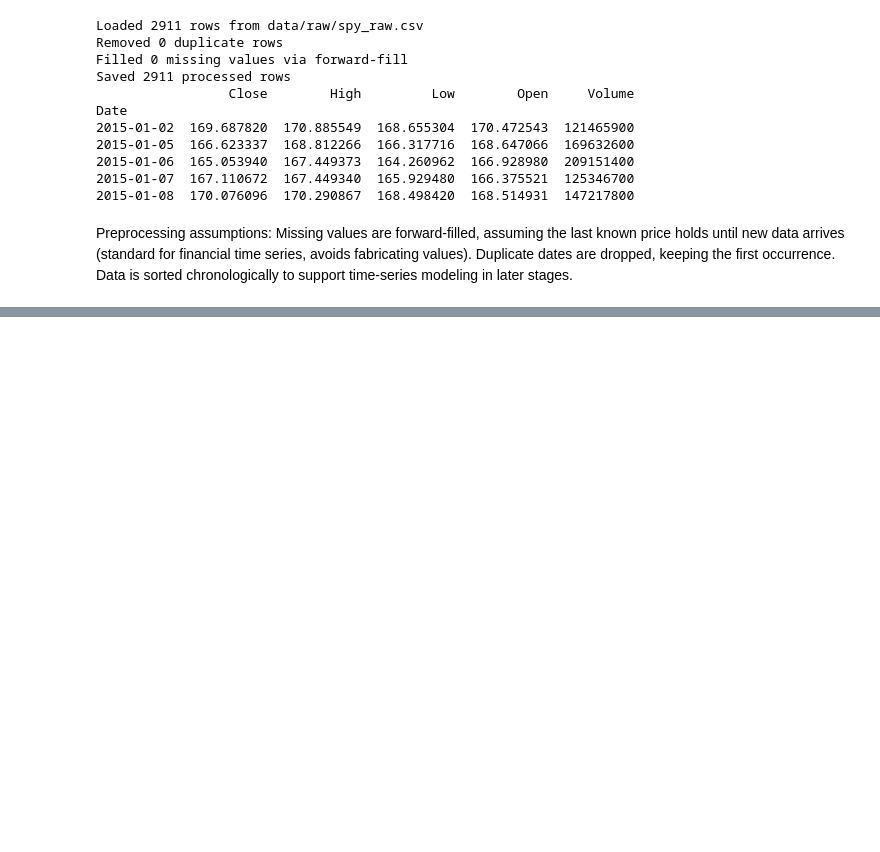
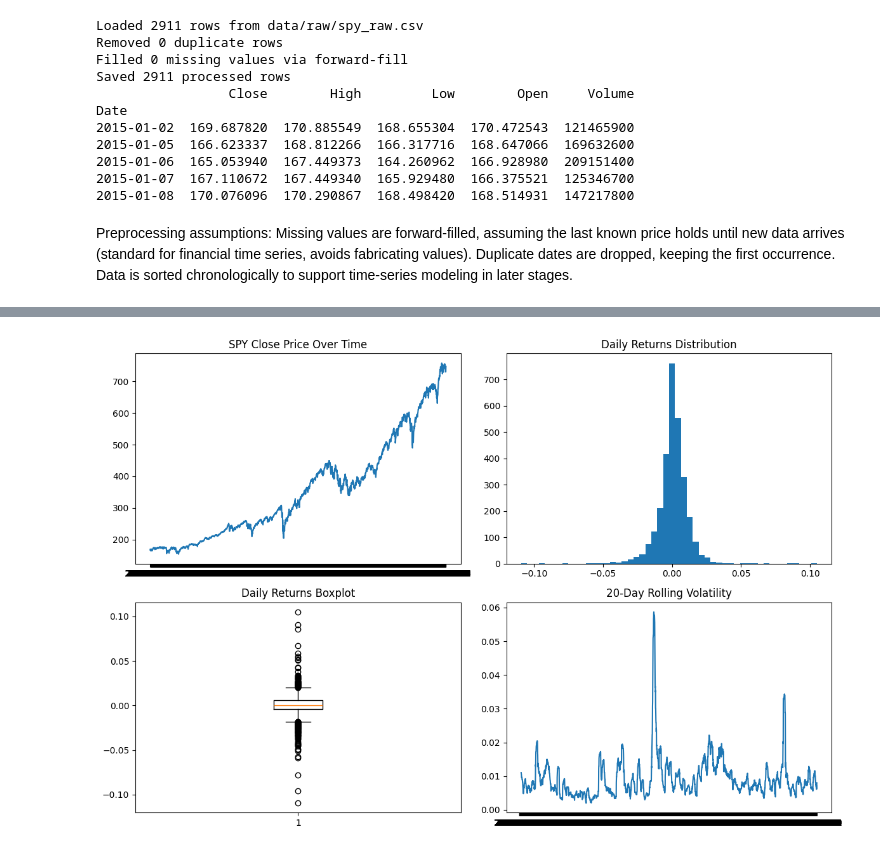
Before and after one commit to ksd8477/bootcamp_kashish_dhoka, a Jupyter notebook: project/notebooks/project_pipeline.ipynb, the cells around one changed output, grey strips where cells are left out. Drawn from its saved outputs; the diff is of its cells as text; code cells hidden in the pictures; blank space fills up the shorter version.

Commit message:
Stage 08: EDA summary stats and visualizations

```diff
--- a/project/notebooks/project_pipeline.ipynb
+++ b/project/notebooks/project_pipeline.ipynb
@@ -105,0 +146,26 @@ Preprocessing assumptions: Missing values are forward-filled, assuming the last
+# %%
+fig, axes = plt.subplots(2, 2, figsize=(12, 8))
+
+# Time series
+axes[0, 0].plot(processed.index, processed["Close"])
+axes[0, 0].set_title("SPY Close Price Over Time")
+
+# Returns histogram
+returns = processed["Close"].pct_change().dropna()
+axes[0, 1].hist(returns, bins=50)
+axes[0, 1].set_title("Daily Returns Distribution")
+
+# Boxplot - shows outliers visually
+axes[1, 0].boxplot(returns)
+axes[1, 0].set_title("Daily Returns Boxplot")
+
+# Rolling volatility (bonus insight, cheap to add)
+rolling_vol = returns.rolling(20).std()
+axes[1, 1].plot(processed.index[1:], rolling_vol)
+axes[1, 1].set_title("20-Day Rolling Volatility")
+
+plt.tight_layout()
+plt.savefig(ROOT / "reports" / "images" / "eda_summary.png")
+plt.show()
+# %% [output]
+[figure, added]
```
Also changed, not shown: parts of 2 cells of this notebook, 2 other files.
